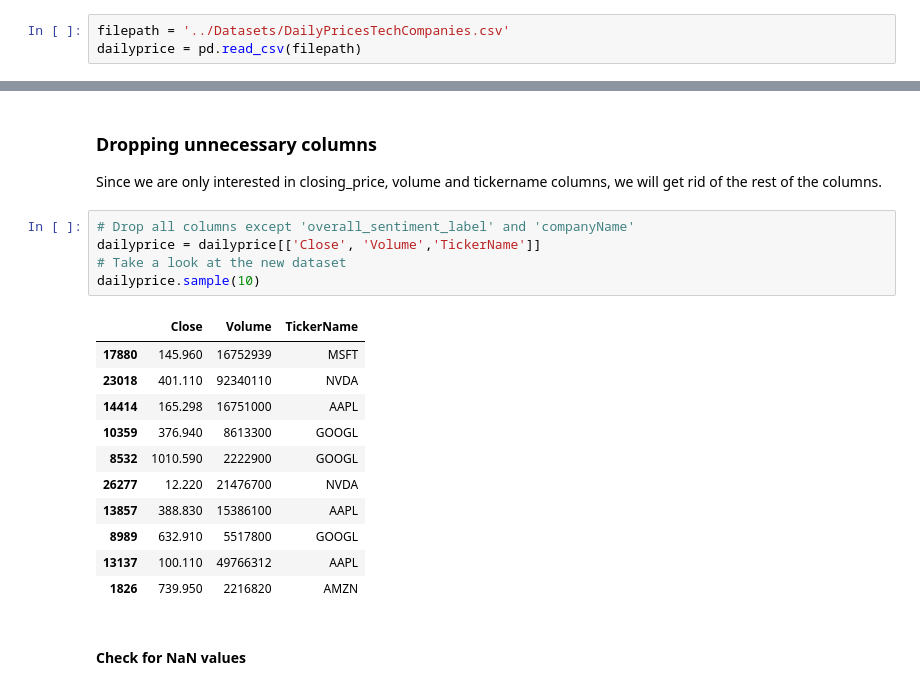
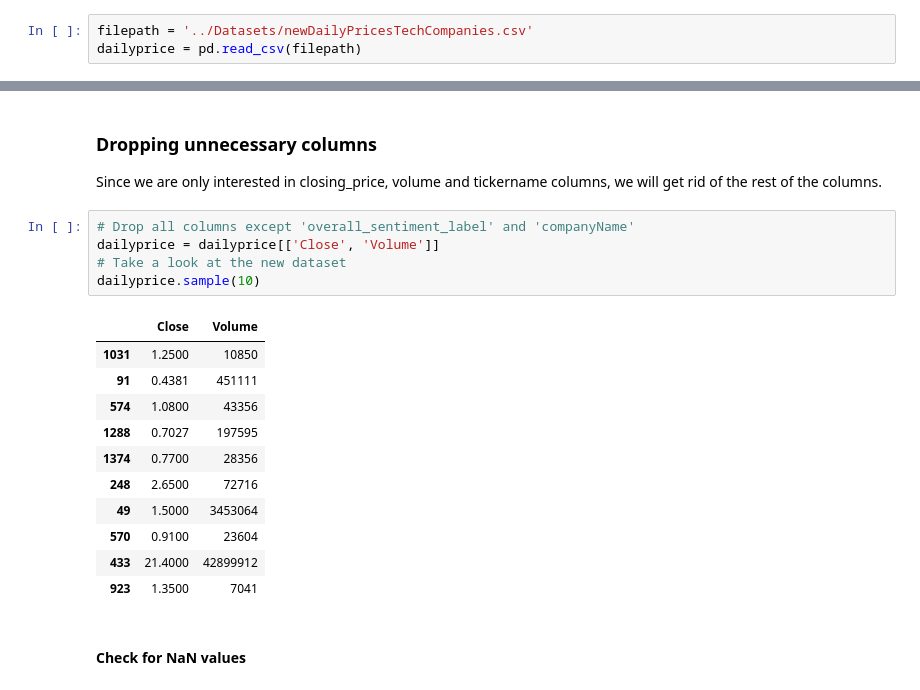
Before and after one commit to carefulDoppelganger/NotebookSamples, a Jupyter notebook: EDA/EDA.ipynb, the cells around one changed output, grey strips where cells are left out. Cells and saved outputs as stored; diff of their text form.

```diff
--- a/EDA/EDA.ipynb
+++ b/EDA/EDA.ipynb
@@ -253,7 +279,7 @@ Text(120.72222222222221, 0.5, 'Company Name')
 # %% [markdown]
 ## Load the dataset
 # %%
-filepath = '../Datasets/DailyPricesTechCompanies.csv'
+filepath = '../Datasets/newDailyPricesTechCompanies.csv'
 dailyprice = pd.read_csv(filepath)
 # %%
 #Take a look at the data
@@ -318,21 +356,21 @@ dailyprice[numeric_cols] = dailyprice[numeric_cols].apply(pd.to_numeric)
 Since we are only interested in closing_price, volume and tickername columns, we will get rid of the rest of the columns.
 # %%
 # Drop all columns except 'overall_sentiment_label' and 'companyName'
-dailyprice = dailyprice[['Close', 'Volume','TickerName']]
+dailyprice = dailyprice[['Close', 'Volume']]
 # Take a look at the new dataset
 dailyprice.sample(10)
 # %% [output]
-|  | Close | Volume | TickerName |
-| 17880 | 145.960 | 16752939 | MSFT |
-| 23018 | 401.110 | 92340110 | NVDA |
-| 14414 | 165.298 | 16751000 | AAPL |
-| 10359 | 376.940 | 8613300 | GOOGL |
-| 8532 | 1010.590 | 2222900 | GOOGL |
-| 26277 | 12.220 | 21476700 | NVDA |
-| 13857 | 388.830 | 15386100 | AAPL |
-| 8989 | 632.910 | 5517800 | GOOGL |
-| 13137 | 100.110 | 49766312 | AAPL |
-| 1826 | 739.950 | 2216820 | AMZN |
+|  | Close | Volume |
+| 1031 | 1.2500 | 10850 |
+| 91 | 0.4381 | 451111 |
+| 574 | 1.0800 | 43356 |
+| 1288 | 0.7027 | 197595 |
+| 1374 | 0.7700 | 28356 |
+| 248 | 2.6500 | 72716 |
+| 49 | 1.5000 | 3453064 |
+| 570 | 0.9100 | 23604 |
+| 433 | 21.4000 | 42899912 |
+| 923 | 1.3500 | 7041 |
 # %% [markdown]
 #### Check for NaN values
 # %%
```
Also changed, not shown: parts of 27 cells of this notebook, 5 other files.
